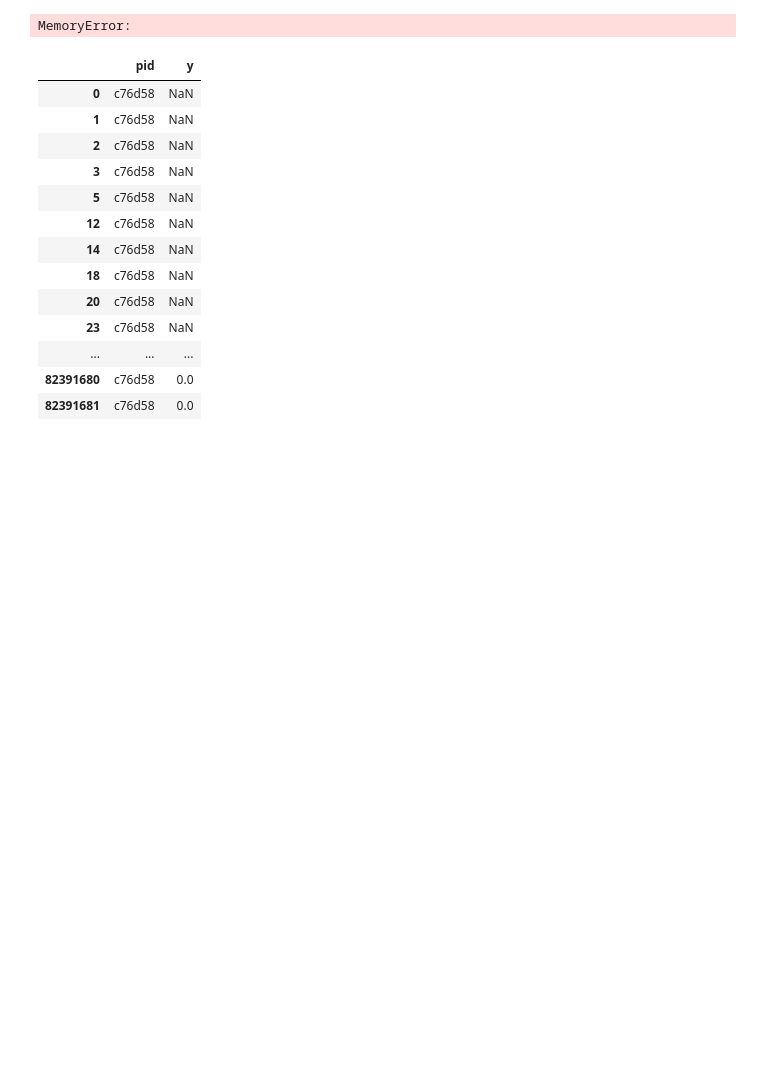
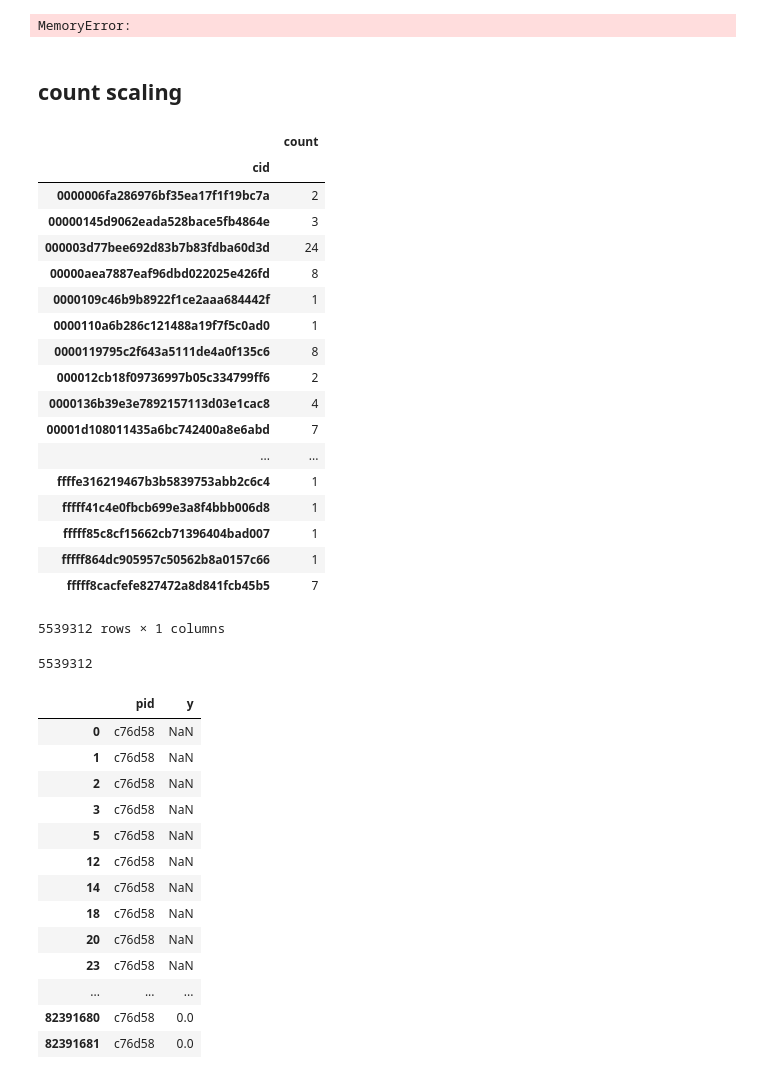
Before and after one commit to tychen5/Trend_TBrainAI, a Jupyter notebook: leo/Read_all_queryLog.ipynb, the cells around one changed output. Cells and saved outputs as stored; diff of their text form; code cells hidden in the pictures; blank space fills up the shorter version.

```diff
--- a/leo/Read_all_queryLog.ipynb
+++ b/leo/Read_all_queryLog.ipynb
@@ -703,6 +703,37 @@ df
 #method1##
 # %% [output]
 MemoryError:
+# %% [markdown]
+## count scaling ##
+# %%
+df1 = frame.drop(columns=['fid','time','pid'])
+df1['count'] = 1
+df_c = df1.groupby('cid').agg('sum')
+df_c
+# %% [output]
+|  | count |
+| cid |  |
+| 0000006fa286976bf35ea17f1f19bc7a | 2 |
+| 00000145d9062eada528bace5fb4864e | 3 |
+| 000003d77bee692d83b7b83fdba60d3d | 24 |
+| 00000aea7887eaf96dbd022025e426fd | 8 |
+| 0000109c46b9b8922f1ce2aaa684442f | 1 |
+| 0000110a6b286c121488a19f7f5c0ad0 | 1 |
+| 0000119795c2f643a5111de4a0f135c6 | 8 |
+| 000012cb18f09736997b05c334799ff6 | 2 |
+| 0000136b39e3e7892157113d03e1cac8 | 4 |
+| 00001d108011435a6bc742400a8e6abd | 7 |
+| ... | ... |
+| ffffe316219467b3b5839753abb2c6c4 | 1 |
+| fffff41c4e0fbcb699e3a8f4bbb006d8 | 1 |
+| fffff85c8cf15662cb71396404bad007 | 1 |
+| fffff864dc905957c50562b8a0157c66 | 1 |
+| fffff8cacfefe827472a8d841fcb45b5 | 7 |
+5539312 rows × 1 columns
+# %%
+df1.cid.nunique()
+# %% [output]
+5539312
 # %%
 gb = dfP_.groupby('pid')
 gb.get_group("c76d58")
```
Also changed, not shown: 5 other files.
